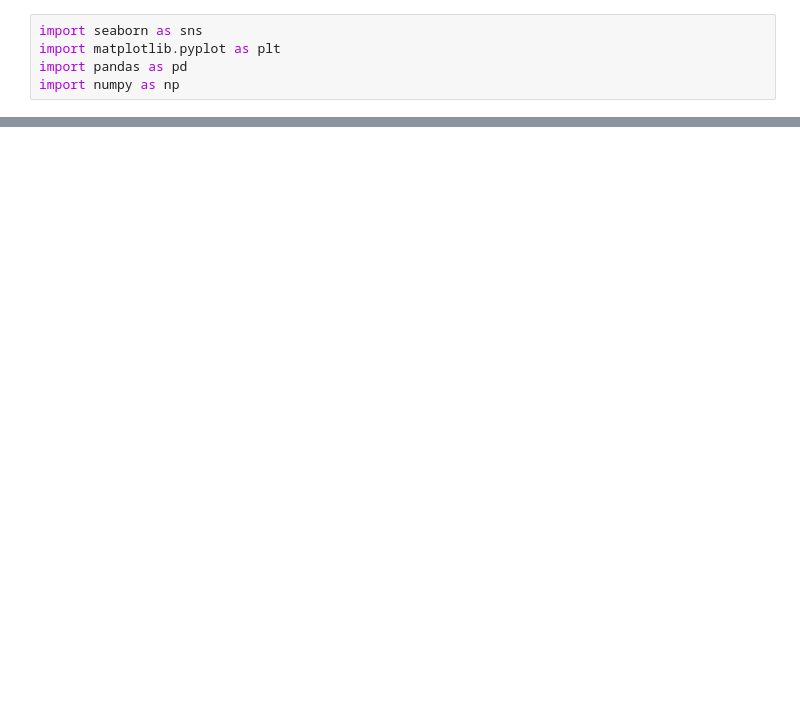
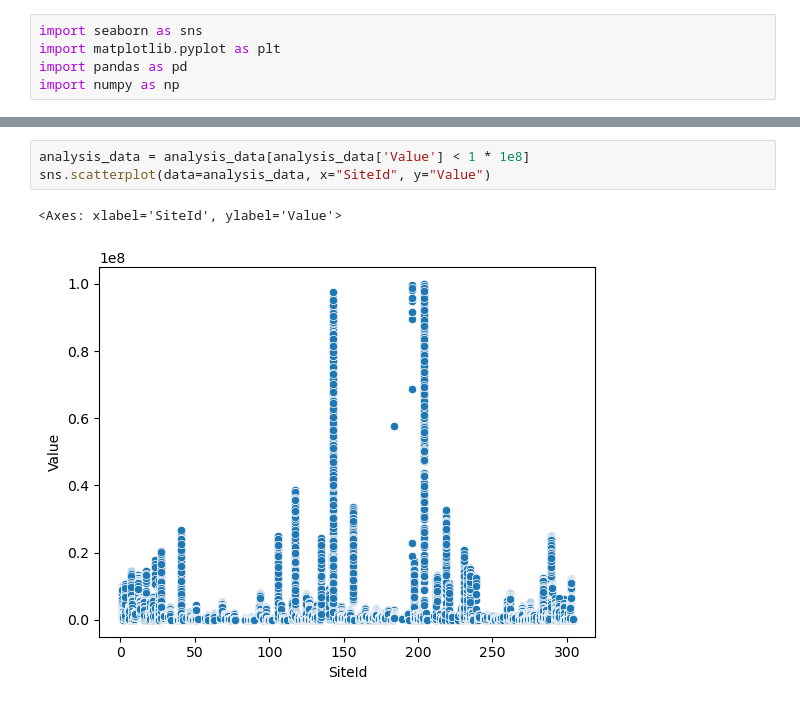
Before and after one commit to quanglv34/power-consumption-prediction, a Jupyter notebook: src/02-analysis.ipynb, the cells around one changed output, grey strips where cells are left out. Drawn from its saved outputs; the diff is of its cells as text; blank space fills up the shorter version.

```diff
--- a/src/02-analysis.ipynb
+++ b/src/02-analysis.ipynb
@@ -73,0 +30,6 @@ value_by_weekday.plot.bar()
+# %%
+analysis_data = analysis_data[analysis_data['Value'] < 1 * 1e8]
+sns.scatterplot(data=analysis_data, x="SiteId", y="Value")
+# %% [output]
+<Axes: xlabel='SiteId', ylabel='Value'>
+[figure, added]
```
Also changed, not shown: parts of 18 cells of this notebook, 2 other files.
